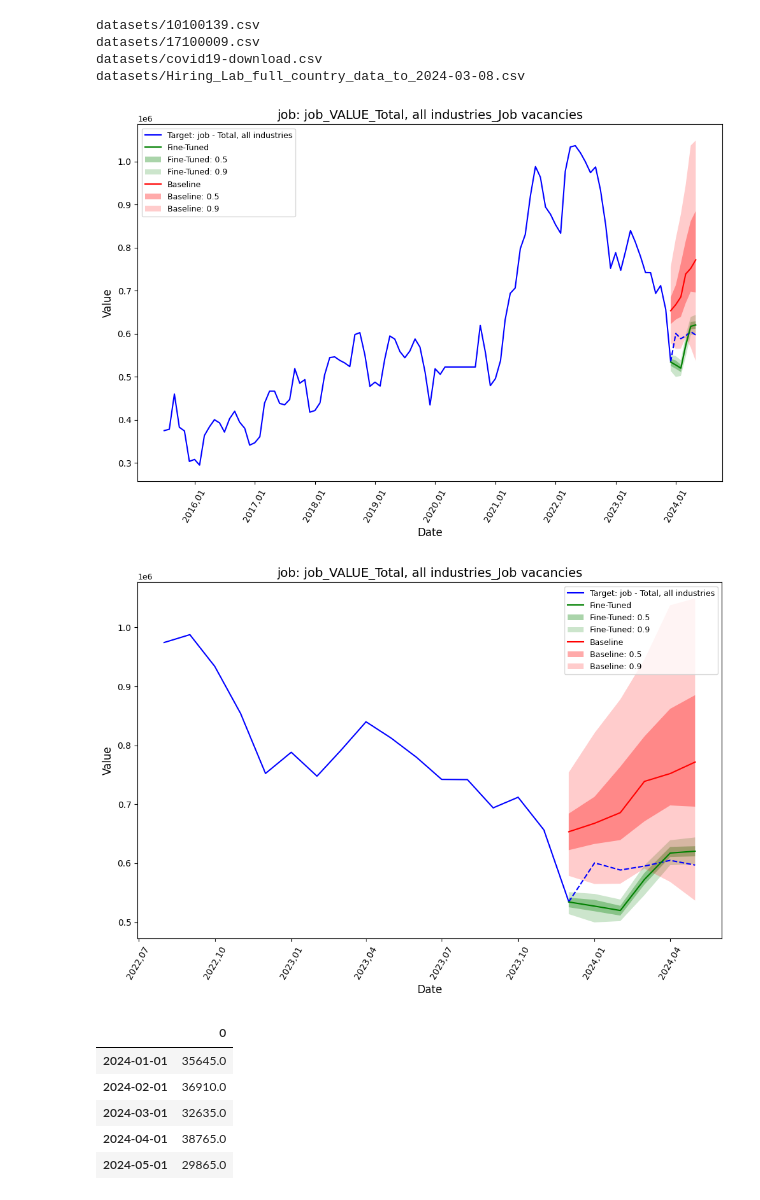
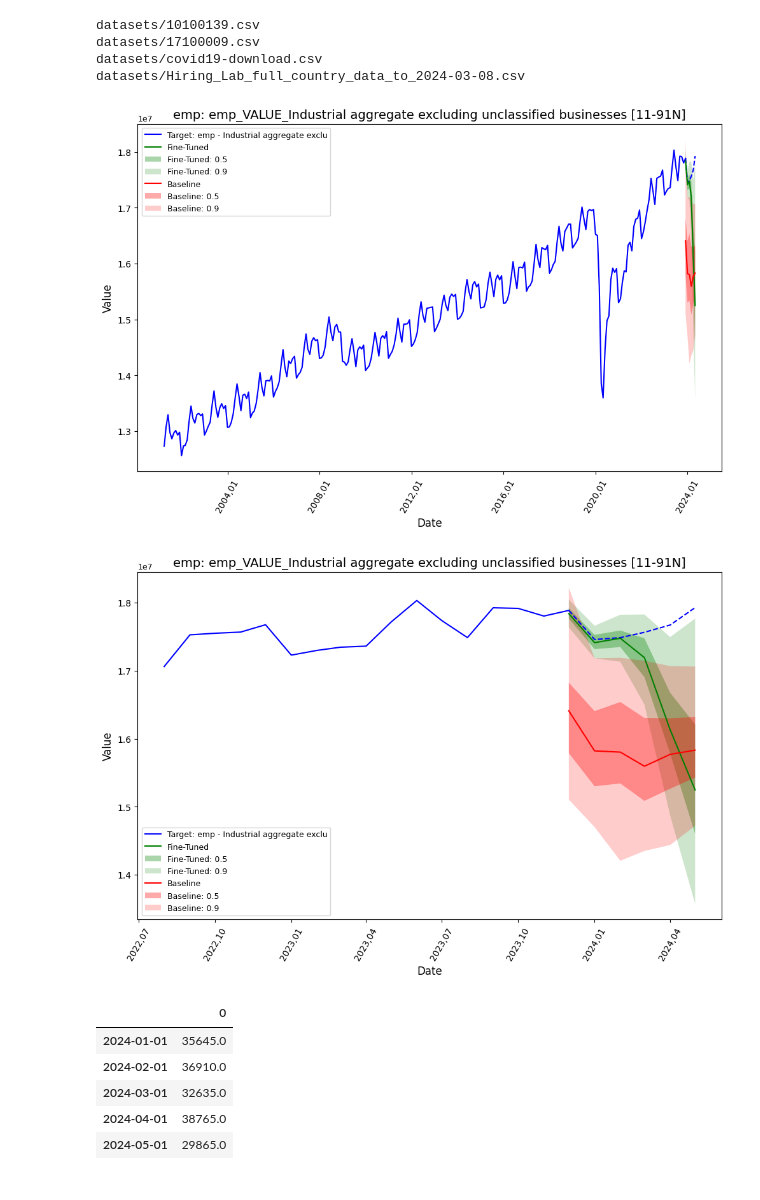
Before and after one commit to Azizkhaled/forcasting-labour-indicators, a Jupyter notebook: playground.ipynb, the cells around one changed output. Saved outputs shown, nothing was run; the diff lists cells and outputs as text; code cells hidden in the pictures.

```diff
--- a/playground.ipynb
+++ b/playground.ipynb
@@ -297,9 +297,9 @@ from tqdm import tqdm
 from scripts.plots_and_evaluation import evaluate_model, plots_and_evaluation, plots_and_evaluation_2
 
 # plots_dir_ = 'Final_run-EEHJ'
-plots_dir = r'run-2024-09-04-11-49-job-bs'
+plots_dir = r'run-2024-09-05-18-41-emp-3-fs+bs'
 results = []
-datasets = [('job','job_melt_complete_data', 6)]
+datasets = [('emp','emp_melt_complete_data', 6)]
 # datasets = [('emp', 'emp_melt_complete_data_2024.csv', 6), ('earn', 'ear_melt_complete_data_2024.csv', 6), ('hours', 'hou_melt_complete_data_2024.csv', 6), ('job', 'job_melt_complete_data_2024.csv', 5.2)]
 for dataset_name, path_to_csv, cl in tqdm(datasets, desc=f"Plotting model datasets"):
     # Specify the path to the pickle file
@@ -325,35 +325,35 @@ for dataset_name, path_to_csv, cl in tqdm(datasets, desc=f"Plotting model datase
     # agg_metrics, ts_metrics, agg_metrics_2, ts_metrics_2 = plot_obj.evaluate()
     plot_obj.plot_forcasts_all(Dataset_name = loaded_best_result_fine_tuned.dataset_name, save_path=save_path, zoom_to_predicted= True)
     # agg_metrics, ts_metrics, agg_metrics_2, ts_metrics_2 = plot_obj.evaluate()
 
     if 'job' in dataset_name:
         column= dataset_name[:3]+'_VALUE_'+'Total, all industries'+'_Job vacancies'
     else:
         column = dataset_name[:3]+'_VALUE_'+'Industrial aggregate excluding unclassified businesses [11-91N]'
 
     # Finetuned_all_industries_mape = ts_metrics[ts_metrics['item_id'] == column]['MAPE'].item()
     # baseline_all_industries_mape = ts_metrics_2[ts_metrics_2['item_id'] == column]['MAPE'].item()
 
     # # Store the results
     # results.append({
     #     'Dataset': dataset_name,
     #     'Finetuned MAPE': agg_metrics['MAPE'],
     #     'Baseline MAPE': agg_metrics_2['MAPE'],
     #     'Finetuned MASE': agg_metrics['MASE'],
     #     'Baseline MASE': agg_metrics_2['MASE'],
     #     'Finetuned All Industries MAPE': Finetuned_all_industries_mape,
     #     'Baseline All Industries MAPE': baseline_all_industries_mape
     # })
 
 # Convert results to a DataFrame
 # df_results = pd.DataFrame(results)
 
 # # Save to CSV
 # csv_file_path = os.path.join(plots_dir, 'baseline_finetuned_comparison.csv')
 # df_results.to_csv(csv_file_path, index=False)
 # %% [output]
-[figure, old version]
+[figure, new version]
-[figure, old version]
+[figure, new version]
 # %%
 loaded_best_result_fine_tuned.ts[1].to_timestamp()[loaded_best_result_fine_tuned.ts[1].index >= '2024-01-01']
 # %% [output]
```
Also changed, not shown: 6 other files.
